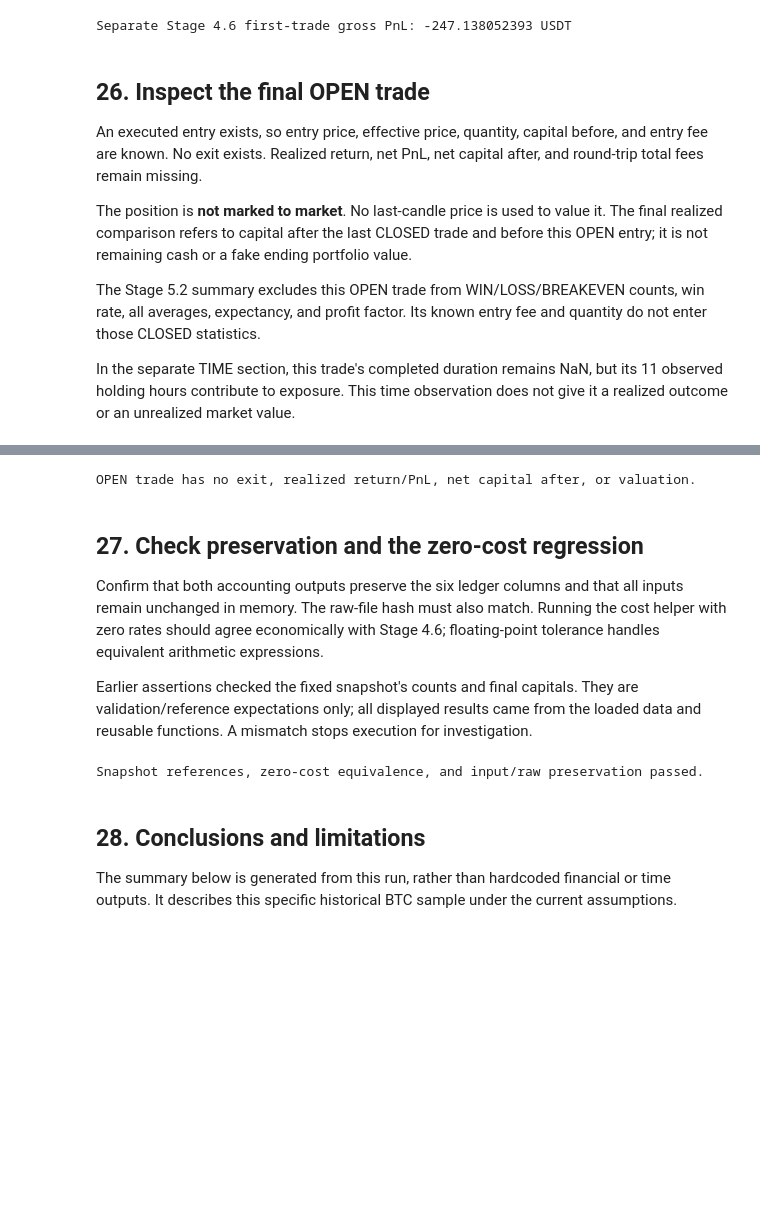
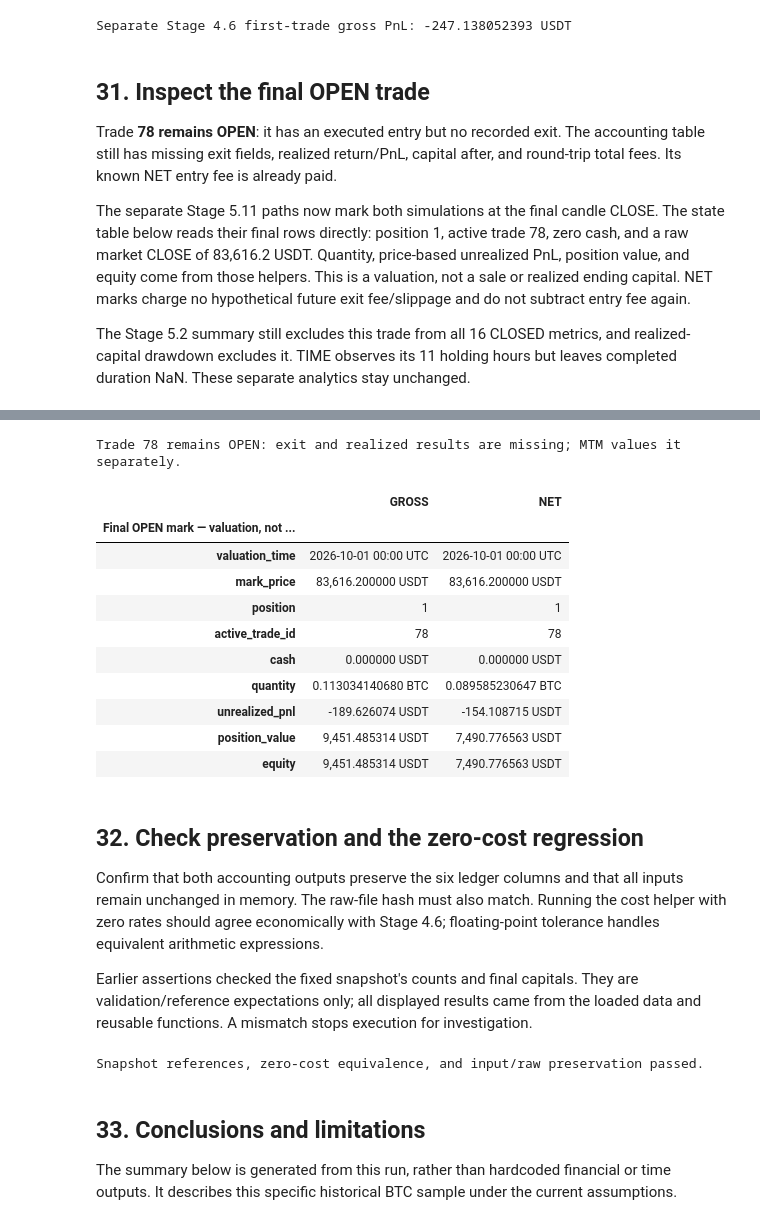
Before and after one commit to puckmandestroyer/trading-lab, a Jupyter notebook: notebooks/03_backtest_review.ipynb, the cells around one changed output, grey strips where cells are left out. Cells and saved outputs as stored; diff of their text form; code cells hidden in the pictures; blank space fills up the shorter version.

```diff
--- a/notebooks/03_backtest_review.ipynb
+++ b/notebooks/03_backtest_review.ipynb
@@ -813,0 +929,11 @@ Drawdown references, 78-point paths, OPEN exclusion, and accounting-input preser
+# %%
+final_gross_mark = gross_equity_path.iloc[-1]
+final_net_mark = net_equity_path.iloc[-1]
+realized_vs_marked = pd.DataFrame({
+    "Last realized CLOSED capital": [final_gross_capital, final_net_capital],
+    "Final marked equity": [final_gross_mark["equity"], final_net_mark["equity"]],
+}, index=["GROSS", "NET"])
+realized_vs_marked.index.name = "Independent simulation — USDT"
+display(realized_vs_marked.style.format("{:,.6f} USDT"))
+print("Final raw CLOSE mark:", final_gross_mark["mark_price"], "USDT")
+print("Final valuation time:", final_gross_mark["valuation_time"])
@@ -1132,47 +1361,76 @@ First executed exit: 2025-10-14 06:00:00+00:00
 | net_capital_after | 9,723.647198495268 |
 Separate Stage 4.6 first-trade gross PnL: -247.138052393 USDT
 # %% [markdown]
-## 26. Inspect the final OPEN trade
+## 31. Inspect the final OPEN trade
 
-An executed entry exists, so entry price, effective price, quantity, capital
-before, and entry fee are known. No exit exists. Realized return, net PnL,
-net capital after, and round-trip total fees remain missing.
+Trade **78 remains OPEN**: it has an executed entry but no recorded exit. The
+accounting table still has missing exit fields, realized return/PnL, capital
+after, and round-trip total fees. Its known NET entry fee is already paid.
 
-The position is **not marked to market**. No last-candle price is used to value
-it. The final realized comparison refers to capital after the last CLOSED trade
-and before this OPEN entry; it is not remaining cash or a fake ending portfolio value.
+The separate Stage 5.11 paths now mark both simulations at the final candle
+CLOSE. The state table below reads their final rows directly: position 1,
+active trade 78, zero cash, and a raw market CLOSE of 83,616.2 USDT. Quantity,
+price-based unrealized PnL, position value, and equity come from those helpers.
+This is a valuation, not a sale or realized ending capital. NET marks charge
+no hypothetical future exit fee/slippage and do not subtract entry fee again.
 
-The Stage 5.2 summary excludes this OPEN trade from WIN/LOSS/BREAKEVEN
-counts, win rate, all averages, expectancy, and profit factor. Its known entry
-fee and quantity do not enter those CLOSED statistics.
-
-In the separate TIME section, this trade's completed duration remains NaN, but
-its 11 observed holding hours contribute to exposure. This time observation
-does not give it a realized outcome or an unrealized market value.
+The Stage 5.2 summary still excludes this trade from all 16 CLOSED metrics,
+and realized-capital drawdown excludes it. TIME observes its 11 holding hours
+but leaves completed duration NaN. These separate analytics stay unchanged.
 # %%
 open_results = net_results.loc[net_results["status"].eq("OPEN")]
 open_columns = [
     "trade_id", "entry_time", "entry_price", "effective_entry_price",
     "capital_before", "quantity", "entry_fee", "status",
 ]
 display(open_results[open_columns].style.format({
     "entry_price": "{:,.6f}", "effective_entry_price": "{:,.6f}",
     "capital_before": "{:,.9f}", "quantity": "{:.12f}", "entry_fee": "{:,.9f}",
 }))
 missing_open_fields = [
     "exit_time", "exit_price", "effective_exit_price", "exit_notional", "exit_fee",
     "total_fees", "gross_pnl", "price_adjusted_pnl", "net_pnl",
     "net_trade_return", "net_capital_after",
 ]
 assert open_results[missing_open_fields].isna().all().all()
 np.testing.assert_allclose(open_results["capital_before"], final_net_capital)
-print("OPEN trade has no exit, realized return/PnL, net capital after, or valuation.")
+assert open_results["trade_id"].tolist() == [78]
+assert open_results["status"].tolist() == ["OPEN"]
+print("Trade 78 remains OPEN: exit and realized results are missing; MTM values it separately.")
+
+final_mark_fields = [
+    "valuation_time", "mark_price", "position", "active_trade_id", "cash",
+    "quantity", "unrealized_pnl", "position_value", "equity",
+]
+final_open_marks = pd.DataFrame({
+    "GROSS": final_gross_mark[final_mark_fields],
+    "NET": final_net_mark[final_mark_fields],
+})
+final_open_marks.index.name = "Final OPEN mark — valuation, not liquidation"
+display(final_open_marks.style
+    .format("{:,.6f} USDT", subset=pd.IndexSlice[
+        ["mark_price", "cash", "unrealized_pnl", "position_value", "equity"], :])
+    .format("{:.12f} BTC", subset=pd.IndexSlice[["quantity"], :])
+    .format("{:,.0f}", subset=pd.IndexSlice[["position", "active_trade_id"], :])
+    .format(lambda value: value.strftime("%Y-%m-%d %H:%M %Z"),
+            subset=pd.IndexSlice[["valuation_time"], :]))
 # %% [output]
 |  | trade_id | entry_time | entry_price | effective_entry_price | capital_before | quantity | entry_fee | status |
 | 77 | 78 | 2026-09-30 13:00:00+00:00 | 85,293.800000 | 85,336.446900 | 7,652.530163437 | 0.089585230647 | 7.644885278 | OPEN |
-OPEN trade has no exit, realized return/PnL, net capital after, or valuation.
+Trade 78 remains OPEN: exit and realized results are missing; MTM values it separately.
+|  | GROSS | NET |
+| Final OPEN mark — valuation, not ... |  |  |
+| valuation_time | 2026-10-01 00:00 UTC | 2026-10-01 00:00 UTC |
+| mark_price | 83,616.200000 USDT | 83,616.200000 USDT |
+| position | 1 | 1 |
+| active_trade_id | 78 | 78 |
+| cash | 0.000000 USDT | 0.000000 USDT |
+| quantity | 0.113034140680 BTC | 0.089585230647 BTC |
+| unrealized_pnl | -189.626074 USDT | -154.108715 USDT |
+| position_value | 9,451.485314 USDT | 7,490.776563 USDT |
+| equity | 9,451.485314 USDT | 7,490.776563 USDT |
 # %% [markdown]
-## 27. Check preservation and the zero-cost regression
+## 32. Check preservation and the zero-cost regression
 
 Confirm that both accounting outputs preserve the six ledger columns and that
 all inputs remain unchanged in memory. The raw-file hash must also match.
@@ -1205,7 +1465,7 @@ print("Snapshot references, zero-cost equivalence, and input/raw preservation pa
 # %% [output]
 Snapshot references, zero-cost equivalence, and input/raw preservation passed.
 # %% [markdown]
-## 28. Conclusions and limitations
+## 33. Conclusions and limitations
 
 The summary below is generated from this run, rather than hardcoded financial or time
 outputs. It describes this specific historical BTC sample under the current assumptions.
```
Also changed, not shown: parts of 26 cells of this notebook, 3 other files.
